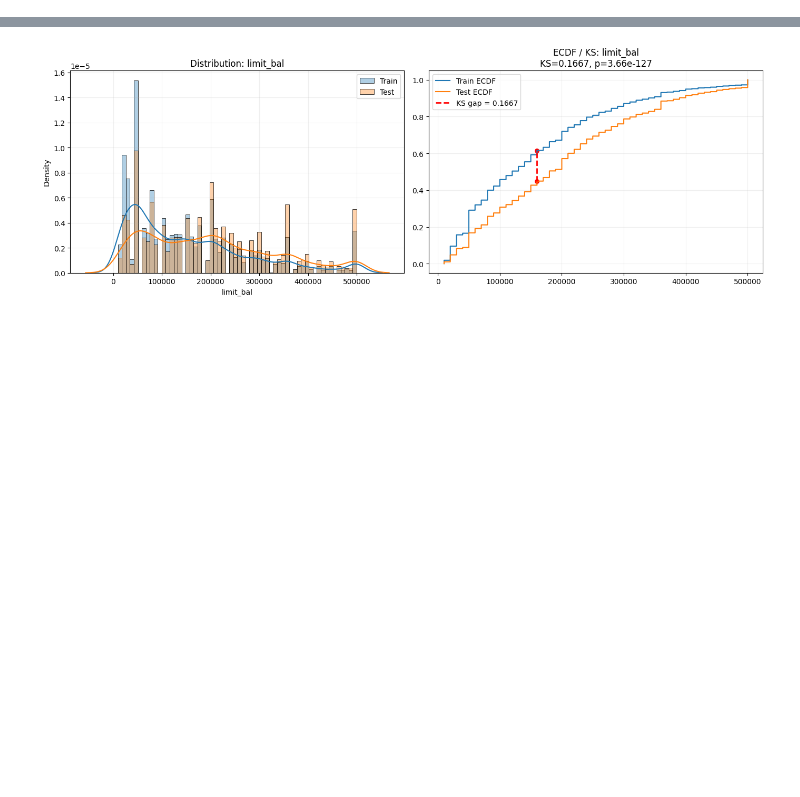
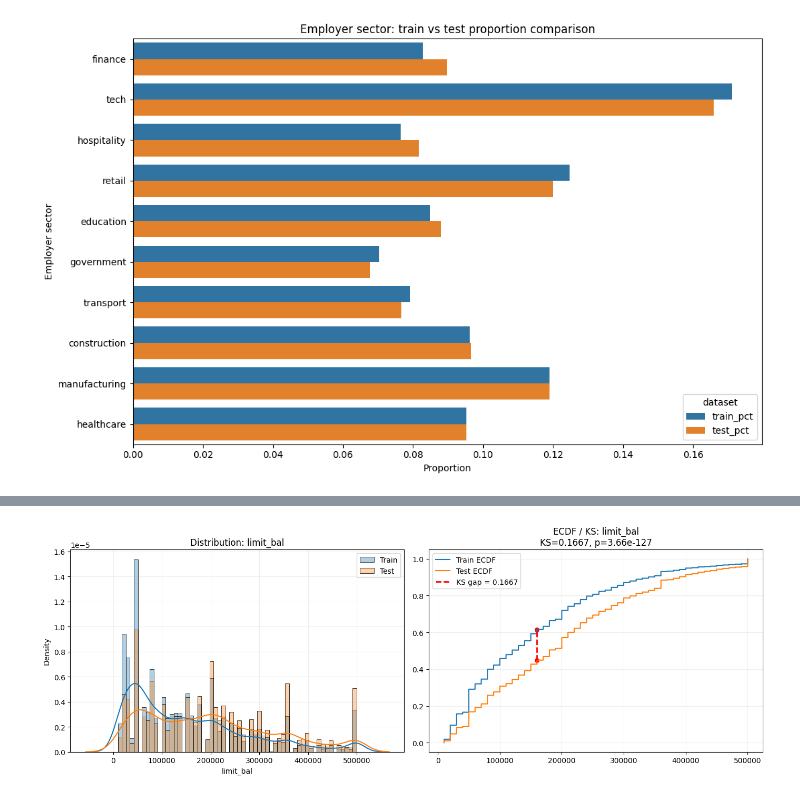
Before and after one commit to ochaff/ml-industry-group2, a Jupyter notebook: modeling_credit.ipynb, the cells around one changed output, grey strips where cells are left out. Cells and saved outputs as stored; diff of their text form; code cells hidden in the pictures; blank space fills up the shorter version.

Commit message:
training additions

```diff
--- a/modeling_credit.ipynb
+++ b/modeling_credit.ipynb
@@ -8,0 +79,12 @@ test = pd.read_csv('./generated/competition_test.csv')
+# %%
+dist_compare = pd.merge(
+    train_dist,
+    test_dist,
+    on="employer_sector",
+    how="outer"
+).fillna(0)
+
+dist_compare["pct_diff"] = dist_compare["test_pct"] - dist_compare["train_pct"]
+dist_compare["abs_pct_diff"] = dist_compare["pct_diff"].abs()
+
+display(dist_compare.sort_values("abs_pct_diff", ascending=False).head(20))
@@ -8,0 +103,24 @@ test = pd.read_csv('./generated/competition_test.csv')
+# %%
+top_diff = dist_compare.sort_values("abs_pct_diff", ascending=False).head(20)
+
+plot_df = top_diff.melt(
+    id_vars="employer_sector",
+    value_vars=["train_pct", "test_pct"],
+    var_name="dataset",
+    value_name="proportion"
+)
+
+plt.figure(figsize=(11, 7))
+sns.barplot(
+    data=plot_df,
+    x="proportion",
+    y="employer_sector",
+    hue="dataset"
+)
+plt.title("Employer sector: train vs test proportion comparison")
+plt.xlabel("Proportion")
+plt.ylabel("Employer sector")
+plt.tight_layout()
+plt.show()
+# %% [output]
+[figure, added]
```
Also changed, not shown: parts of 6 cells of this notebook, 14 other files.
